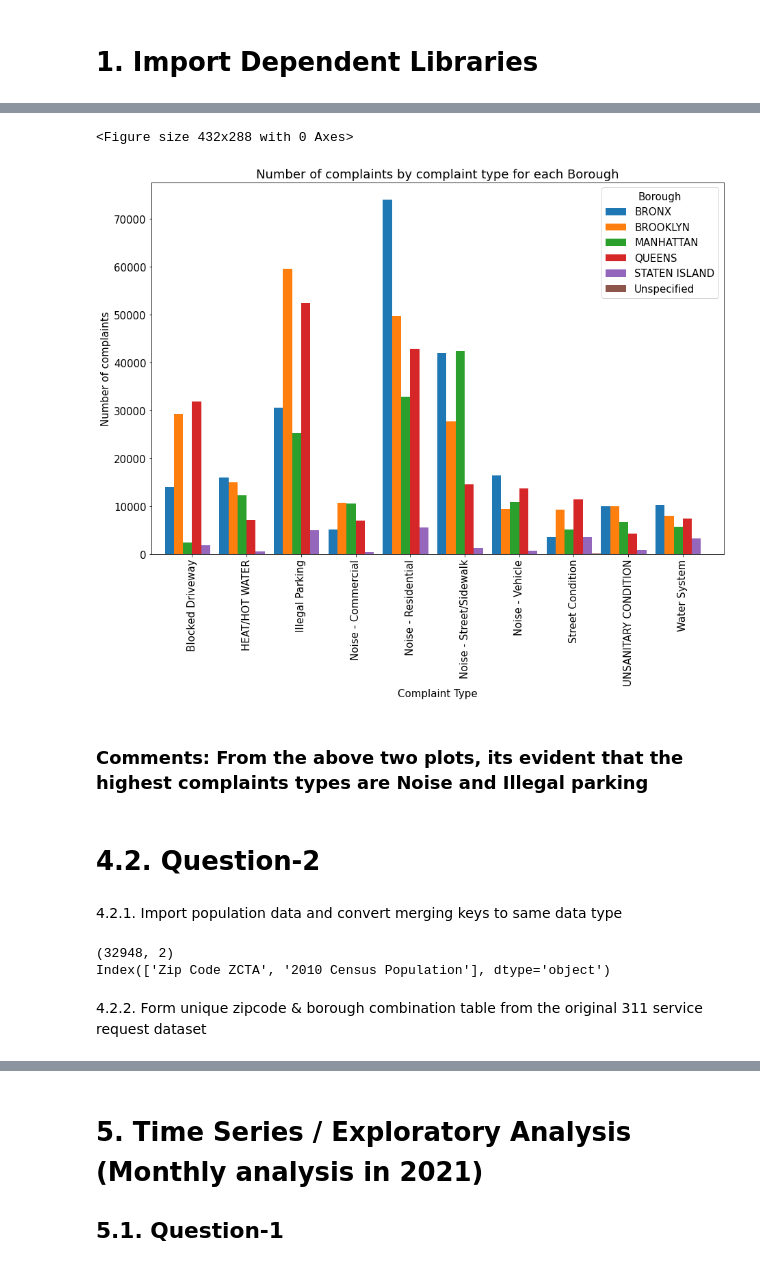
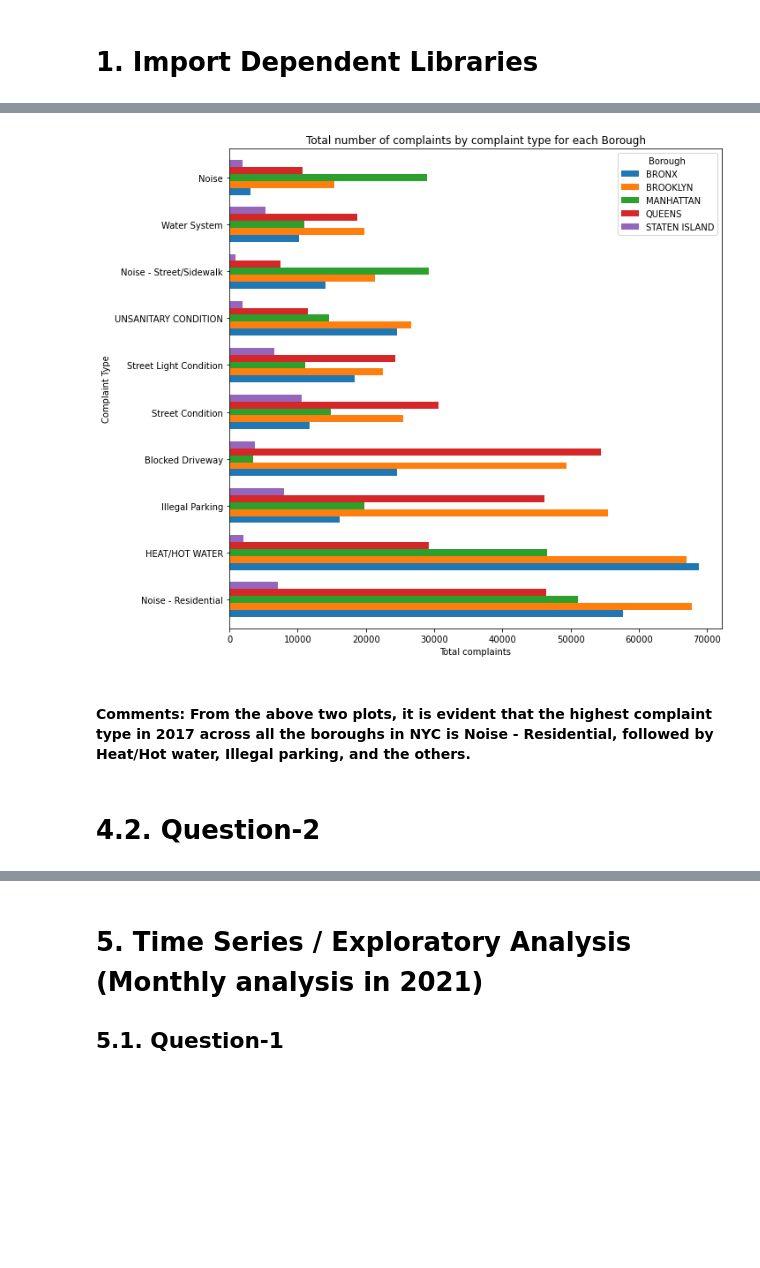
Before and after one commit to adarshkuthuru/NYC-Neighbourhood-Distress-Complaints-Exploratory-Data-Analysis, a Jupyter notebook: Adarsh Kuthuru - Morningstar Assignment.ipynb, the cells around one changed output, grey strips where cells are left out. Drawn from its saved outputs; the diff is of its cells as text; code cells hidden in the pictures; blank space fills up the shorter version.

```diff
--- a/Adarsh Kuthuru - Morningstar Assignment.ipynb
+++ b/Adarsh Kuthuru - Morningstar Assignment.ipynb
@@ -168,35 +190,13 @@ dt1
-# %%
-plt.figure()
-plt.rcParams.update({'font.size': 15}) #customizes font size of labels and legend
-
-dt1.plot(x='complaint_type',
-        kind='bar',
-        stacked=False,
-        title='Number of complaints by complaint type for each Borough',figsize=(15,10), width=1)
-plt.xlabel('Complaint Type')
-plt.ylabel('Number of complaints')
-plt.legend(title = "Borough")
-plt.show()
-# %% [output]
-<Figure size 432x288 with 0 Axes>
-[figure, removed]
+# %%
+(df4_2017.reindex(index=df4_2017.mean(axis=1)
+    .sort_values(ascending=False)
+    .index).plot(kind='barh', figsize=(10, 10), width=0.75,
+                 title='Total number of complaints by complaint type for each Borough'))
+plt.xlabel('Total complaints')
+plt.show()
+# %% [output]
+[figure, added]
 # %% [markdown]
-### Comments: From the above two plots, its evident that the highest complaints types are Noise and Illegal parking
+#### Comments: From the above two plots, it is evident that the highest complaint type in 2017 across all the boroughs in NYC is Noise - Residential, followed by Heat/Hot water, Illegal parking, and the others.
 # %% [markdown]
 # 4.2. Question-2
-# %% [markdown]
-4.2.1. Import population data and convert merging keys to same data type
-# %%
-pop=pd.read_csv('2010_Census_Population_By_Zipcode.csv')
-pop=pop.dropna() #delete rows with missing values
-pop.drop(pop[pop['2010 Census Population'] == 0].index, inplace = True) #drop rows with population=0, otherwise it creates complaint-index = infinity
-print(pop.shape)
-print(pop.columns) #column names
-pop=pop.rename(columns={'Zip Code ZCTA': 'incident_zip', '2010 Census Population': 'Population'}) #renaming columns
-df.incident_zip = pd.to_numeric(df.incident_zip, errors='coerce')
-# %% [output]
-(32948, 2)
-Index(['Zip Code ZCTA', '2010 Census Population'], dtype='object')
-# %% [markdown]
-4.2.2. Form unique zipcode & borough combination table from the
-original 311 service request dataset
```
Also changed, not shown: parts of 92 cells of this notebook.
